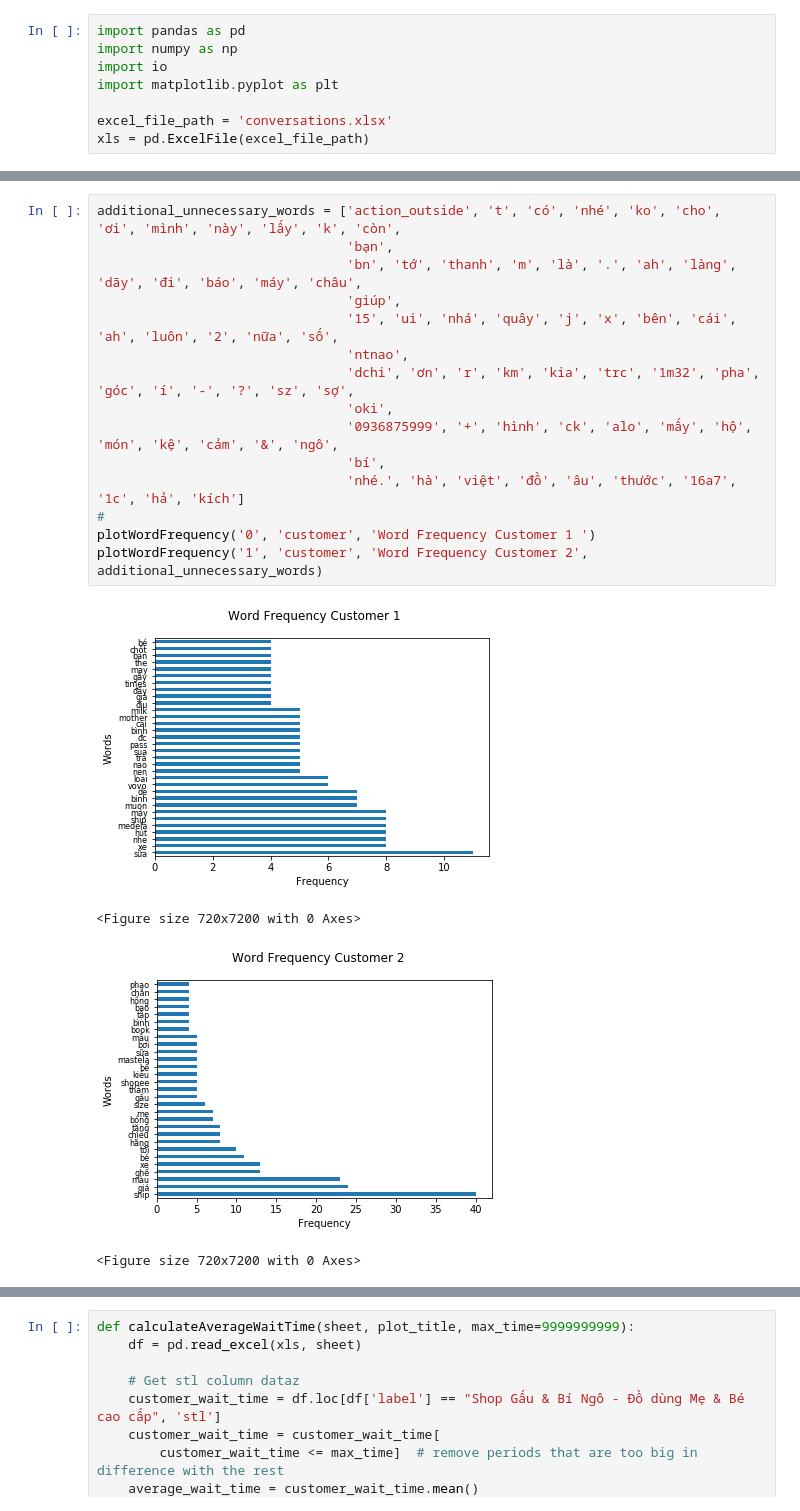
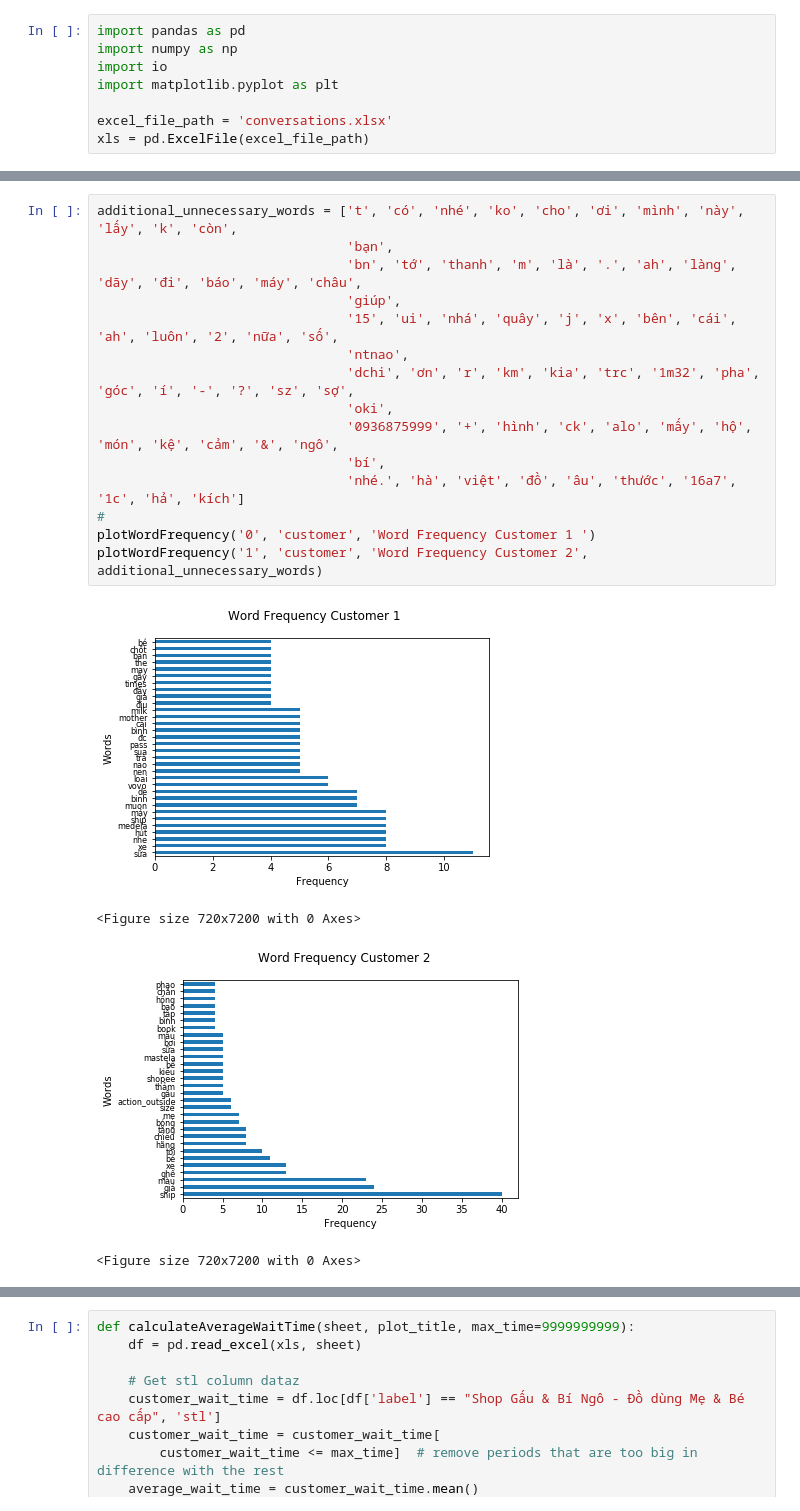
Before and after one commit to dukeantt/data-convesations-test, a Jupyter notebook: Ftech's_Task.ipynb, the cells around one changed output, grey strips where cells are left out. Saved outputs shown, nothing was run; the diff lists cells and outputs as text.

```diff
--- a/Ftech's_Task.ipynb
+++ b/Ftech's_Task.ipynb
@@ -99,22 +78,22 @@ plotWordFrequency('1', 'customer', 'Word Frequency Customer 2', additional_unnec
 # %%
-additional_unnecessary_words = ['action_outside', 't', 'có', 'nhé', 'ko', 'cho', 'ơi', 'mình', 'này', 'lấy', 'k', 'còn',
+additional_unnecessary_words = ['t', 'có', 'nhé', 'ko', 'cho', 'ơi', 'mình', 'này', 'lấy', 'k', 'còn',
                                 'bạn',
                                 'bn', 'tớ', 'thanh', 'm', 'là', '.', 'ah', 'làng', 'dãy', 'đi', 'báo', 'máy', 'châu',
                                 'giúp',
                                 '15', 'ui', 'nhá', 'quây', 'j', 'x', 'bên', 'cái', 'ah', 'luôn', '2', 'nữa', 'số',
                                 'ntnao',
                                 'dchi', 'ơn', 'r', 'km', 'kia', 'trc', '1m32', 'pha', 'góc', 'í', '-', '?', 'sz', 'sợ',
                                 'oki',
                                 '0936875999', '+', 'hình', 'ck', 'alo', 'mấy', 'hộ', 'món', 'kệ', 'cảm', '&', 'ngô',
                                 'bí',
                                 'nhé.', 'hà', 'việt', 'đồ', 'âu', 'thước', '16a7', '1c', 'hả', 'kích']
 #
 plotWordFrequency('0', 'customer', 'Word Frequency Customer 1 ')
 plotWordFrequency('1', 'customer', 'Word Frequency Customer 2', additional_unnecessary_words)
 # %% [output]
 [figure]
 <Figure size 720x7200 with 0 Axes>
-[figure, old version]
+[figure, new version]
 <Figure size 720x7200 with 0 Axes>
 # %%
 # Từ biểu đồ trên:
```
Also changed, not shown: parts of 4 cells of this notebook, 2 other files.
